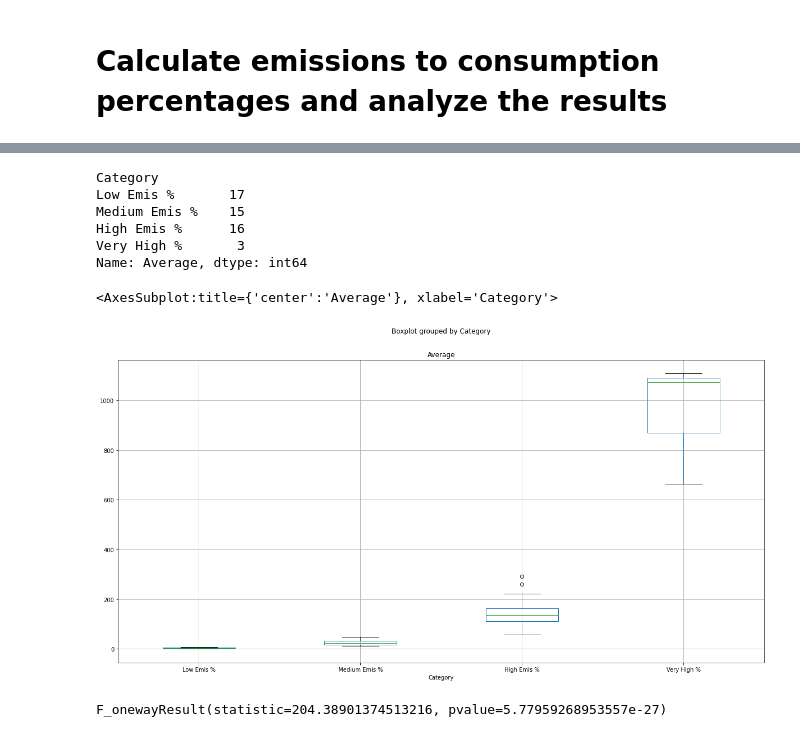
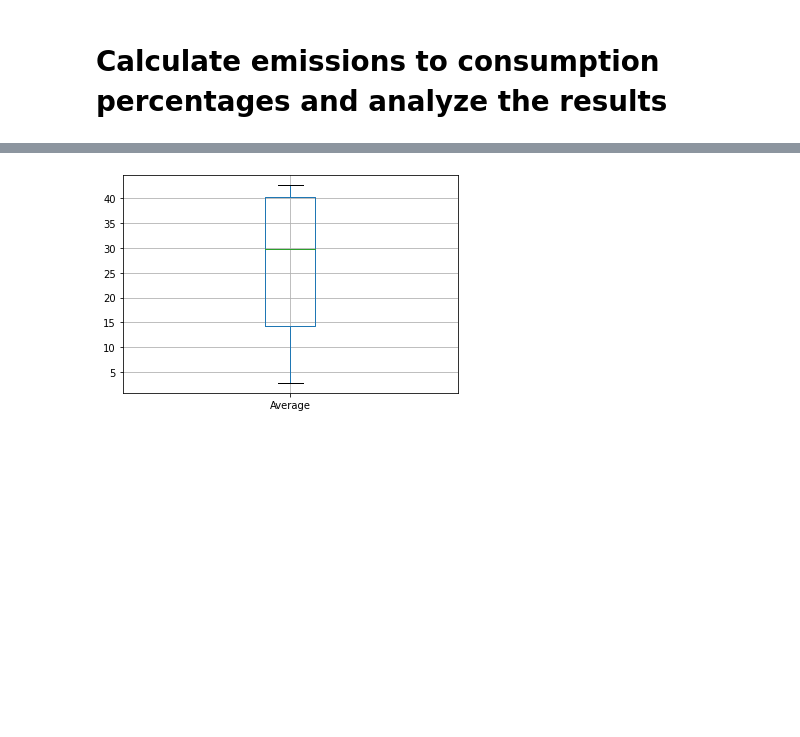
Before and after one commit to Asia-Hewett/solar_v_emissions_project, a Jupyter notebook: Consumption vs. Emissions/Consumption_Analysis.ipynb, the cells around one changed output, grey strips where cells are left out. Saved outputs shown, nothing was run; the diff lists cells and outputs as text; code cells hidden in the pictures; blank space fills up the shorter version.

```diff
--- a/Consumption vs. Emissions/Consumption_Analysis.ipynb
+++ b/Consumption vs. Emissions/Consumption_Analysis.ipynb
@@ -193,0 +212,16 @@ dtype: float64
+# %%
+##Create a double bar chart of total emissions and total consumption
+five_states_emis["Total"] = five_states_emis.sum(axis=1)
+five_states_consump["Total"] = five_states_consump.sum(axis=1)
+
+df = pd.DataFrame ({
+    "Emissions": five_states_emis["Total"],
+    "Consumption": five_states_consump["Total"]
+
+})
+
+
+
+ax = df.plot.bar(rot=0, color=('purple', "teal"))
+
+plt.savefig(f"../output/consumption_bar.png")
@@ -195,8 +231,10 @@ dtype: float64
 # Calculate emissions to consumption percentages and analyze the results
 # %%
 ##Merge the 2 dataframes
-merged_df = pd.merge(emissions, consumption, how='inner', on='State', suffixes=('_emis', '_con'))
+#merged_df = pd.merge(emissions, consumption, how='inner', on='State', suffixes=('_emis', '_con'))
+
+merged_df = pd.merge(five_states_emis, five_states_consump, how="inner", on="State", suffixes=('_emis', '_con'))
 
 merged_df.head()
-merged_df.dtypes
+#merged_df.dtypes
 # %% [output]
@@ -267,6 +295,6 @@ percent_df.head()
 # %%
-##Sort by the average
-percent_df = percent_df.sort_values('Average')
-percent_df.head()
-lowest_emis_to_con = percent_df.head()
-highest_emis_to_con = percent_df.tail()
+##Sort by the average  --- Don't need this, switched to analyzing 5 states
+# percent_df = percent_df.sort_values('Average')
+# percent_df.head()
+# lowest_emis_to_con = percent_df.head()
+# highest_emis_to_con = percent_df.tail()
@@ -314,8 +304,8 @@ Name: Average, dtype: float64
 # %%
 ##Separate the states into groups by emission/consumption percentages and create a new column.
-bins = [0, 10, 50, 500, 1200]
+# bins = [0, 10, 50, 500, 1200]
 
-group_labels = ["Low Emis %", "Medium Emis %", "High Emis %", "Very High %"]
+# group_labels = ["Low Emis %", "Medium Emis %", "High Emis %", "Very High %"]
 
-percent_df["Category"] = pd.cut(percent_df["Average"], bins, labels=group_labels)
-percent_df.head()
+# percent_df["Category"] = pd.cut(percent_df["Average"], bins, labels=group_labels)
+# percent_df.head()
@@ -330,21 +312,14 @@ percent_df.head()
 # %%
-##Group by the emissions to consumption percent categories
-emission_group = percent_df.groupby("Category")
+# ##Group by the emissions to consumption percent categories
+# emission_group = percent_df.groupby("Category")
 
-##Find out how many in each group
-print(emission_group["Average"].count())
+# ##Find out how many in each group
+# print(emission_group["Average"].count())
-# %% [output]
-Category
-Low Emis %       17
-Medium Emis %    15
-High Emis %      16
-Very High %       3
-Name: Average, dtype: int64
 # %%
 #Create a boxplot to compare means of Averages
-percent_df.boxplot("Average", by="Category", figsize=(20,10))
+percent_df.boxplot("Average")
+plt.show()
 # %% [output]
-<AxesSubplot:title={'center':'Average'}, xlabel='Category'>
-[figure, old version]
+[figure, new version]
 # %%
 ##Extract individual groups
@@ -355,5 +330,4 @@ group4 = percent_df[percent_df["Category"] == "Very High %"]["Average"]
 # %%
 ##Perform the ANOVA
-stats.f_oneway(group1, group2, group3, group4)
+#stats.f_oneway(group1, group2, group3, group4)
+#stats.f_oneway(percent_df[0], percent_df[1], percent_df[2],percent_df[3], percent_df[4])
-# %% [output]
-F_onewayResult(statistic=204.38901374513216, pvalue=5.77959268953557e-27)
```
Also changed, not shown: parts of 21 cells of this notebook, 45 other files.
